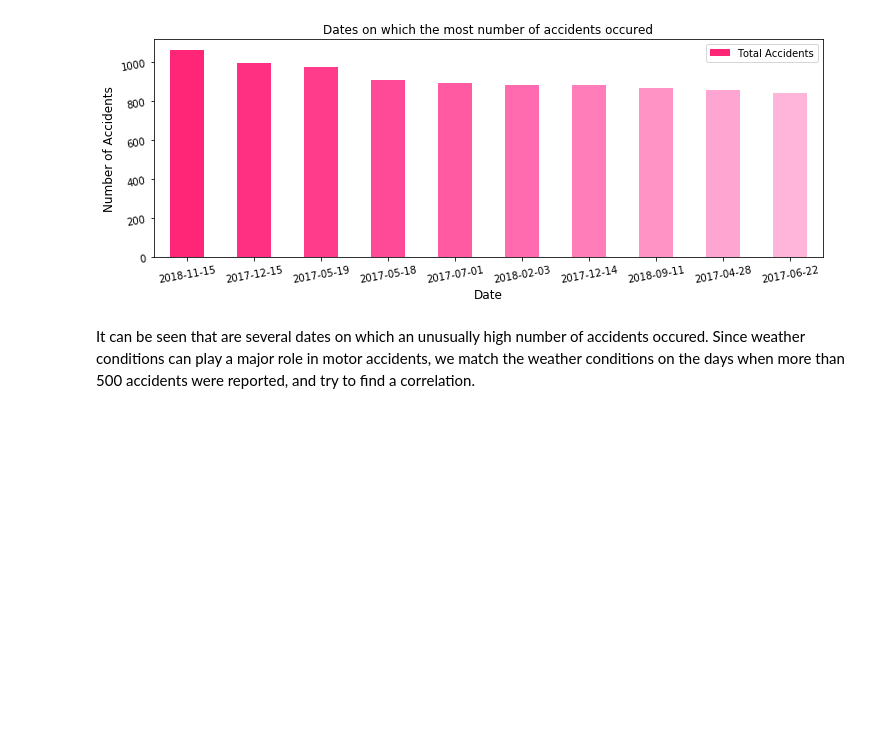
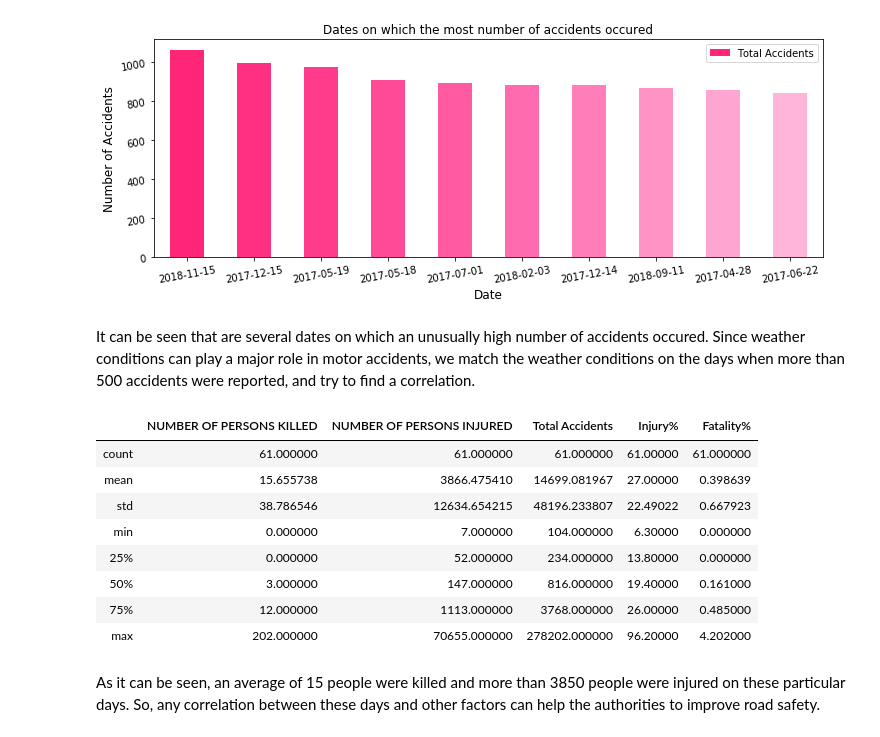
Before and after one commit to skhiearth/NYC-Motor-Vehicle-Collisions, a Jupyter notebook: NYC-Motor-Vehicle-Collisions.ipynb, the cells around one changed output. Cells and saved outputs as stored; diff of their text form; code cells hidden in the pictures; blank space fills up the shorter version.

Commit message:
Filtering dates with more than 500 accidents

```diff
--- a/NYC-Motor-Vehicle-Collisions.ipynb
+++ b/NYC-Motor-Vehicle-Collisions.ipynb
@@ -428,3 +428,20 @@ fig.savefig('plots/date_accidents.png', dpi=500)
 [figure]
 # %% [markdown]
 It can be seen that are several dates on which an unusually high number of accidents occured. Since weather conditions can play a major role in motor accidents, we match the weather conditions on the days when more than 500 accidents were reported, and try to find a correlation.
+# %%
+# Filtering dates with more than 500 accidents
+mask = vehicle_wise['Total Accidents'] > 100
+vehicle_accidents_500 = vehicle_wise[mask]
+vehicle_accidents_500.describe()
+# %% [output]
+|  | NUMBER OF PERSONS KILLED | NUMBER OF PERSONS INJURED | Total Accidents | Injury% | Fatality% |
+| count | 61.000000 | 61.000000 | 61.000000 | 61.00000 | 61.000000 |
+| mean | 15.655738 | 3866.475410 | 14699.081967 | 27.00000 | 0.398639 |
+| std | 38.786546 | 12634.654215 | 48196.233807 | 22.49022 | 0.667923 |
+| min | 0.000000 | 7.000000 | 104.000000 | 6.30000 | 0.000000 |
+| 25% | 0.000000 | 52.000000 | 234.000000 | 13.80000 | 0.000000 |
+| 50% | 3.000000 | 147.000000 | 816.000000 | 19.40000 | 0.161000 |
+| 75% | 12.000000 | 1113.000000 | 3768.000000 | 26.00000 | 0.485000 |
+| max | 202.000000 | 70655.000000 | 278202.000000 | 96.20000 | 4.202000 |
+# %% [markdown]
+As it can be seen, an average of 15 people were killed and more than 3850 people were injured on these particular days. So, any correlation between these days and other factors can help the authorities to improve road safety.
```
